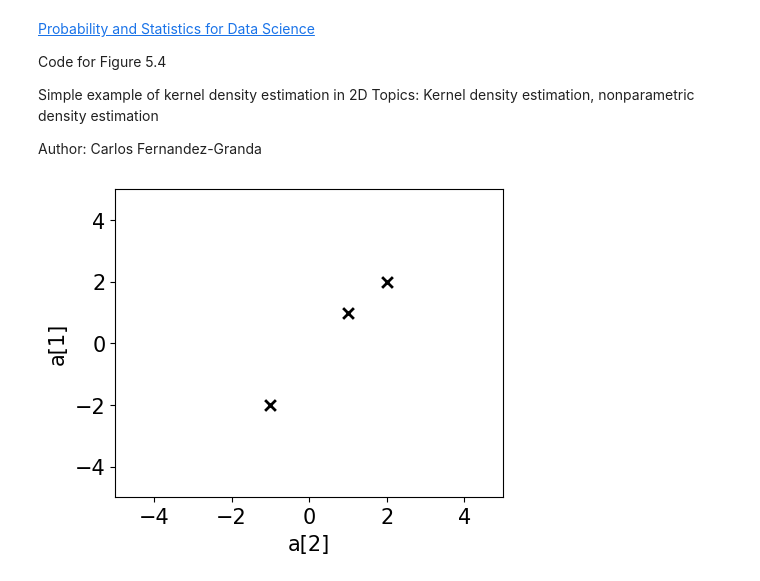
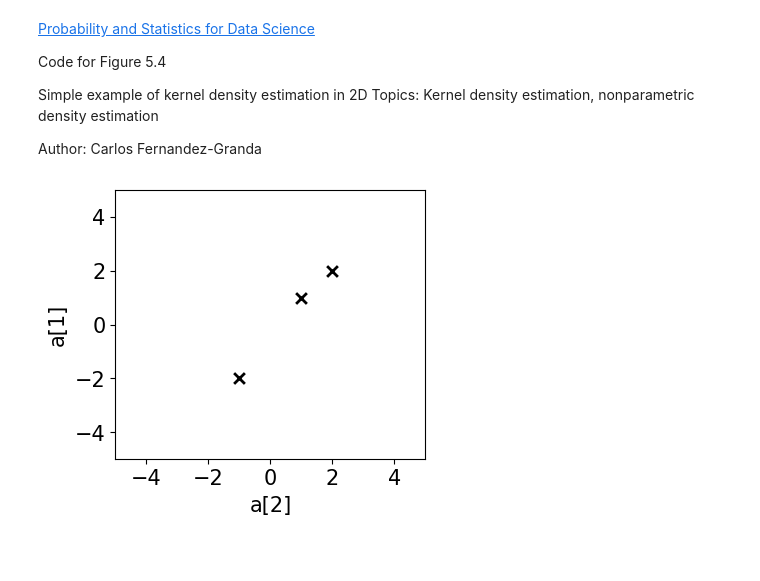
Before and after one commit to cfgranda/ps4ds, a Jupyter notebook: multiple_continuous_variables/kernel_density_estimation_2D.ipynb, the cells around one changed output. Saved outputs shown, nothing was run; the diff lists cells and outputs as text; code cells hidden in the pictures; blank space fills up the shorter version.

```diff
--- a/multiple_continuous_variables/kernel_density_estimation_2D.ipynb
+++ b/multiple_continuous_variables/kernel_density_estimation_2D.ipynb
@@ -20,35 +20,35 @@ xmax = 5
 ymin = -5
 ymax = 5
 
 x = np.linspace(xmin, xmax, 200)
 y = np.linspace(ymin, ymax, 200)
 
 def kernel(x,y,mu_x,mu_y,sigma):
     return (np.exp(-((x-mu_x)**2 + (y-mu_y)**2)/2/(sigma**2))
                   /(2 * np.pi * sigma))
 
 x_grid, y_grid = np.meshgrid(x, y)
 
 sigma = 1
 pos_1 = [2,1,-1]
 pos_2 = [2,1,-2]
 z_1 = kernel(x_grid,y_grid,pos_1[0],pos_2[0],sigma)/3
 z_2 = kernel(x_grid,y_grid,pos_1[1],pos_2[1],sigma)/3
 z_3 = kernel(x_grid,y_grid,pos_1[2],pos_2[2],sigma)/3
 kde = z_1 + z_2 + z_3
 
 markersize = 60
-plt.figure(figsize=(5,4))
+plt.figure(figsize=(4,3.5))
 plt.scatter(pos_1,pos_2,marker='x',s=markersize,color="black",linewidth=2)
 plt.xticks(fontsize=font_size)
 plt.yticks(fontsize=font_size)
 plt.ylim([ymin,ymax])
 plt.xlim([xmin,xmax])
 plt.ylabel('a[1]',fontsize=font_size,labelpad = 5)
 plt.xlabel('a[2]',fontsize=font_size,labelpad = 5)
 plt.show()
 # %% [output]
-[figure, old version]
+[figure, new version]
 # %%
 zmin = 0
 zmax = 0.08
```
Also changed, not shown: parts of 2 cells of this notebook, 6 other files.
